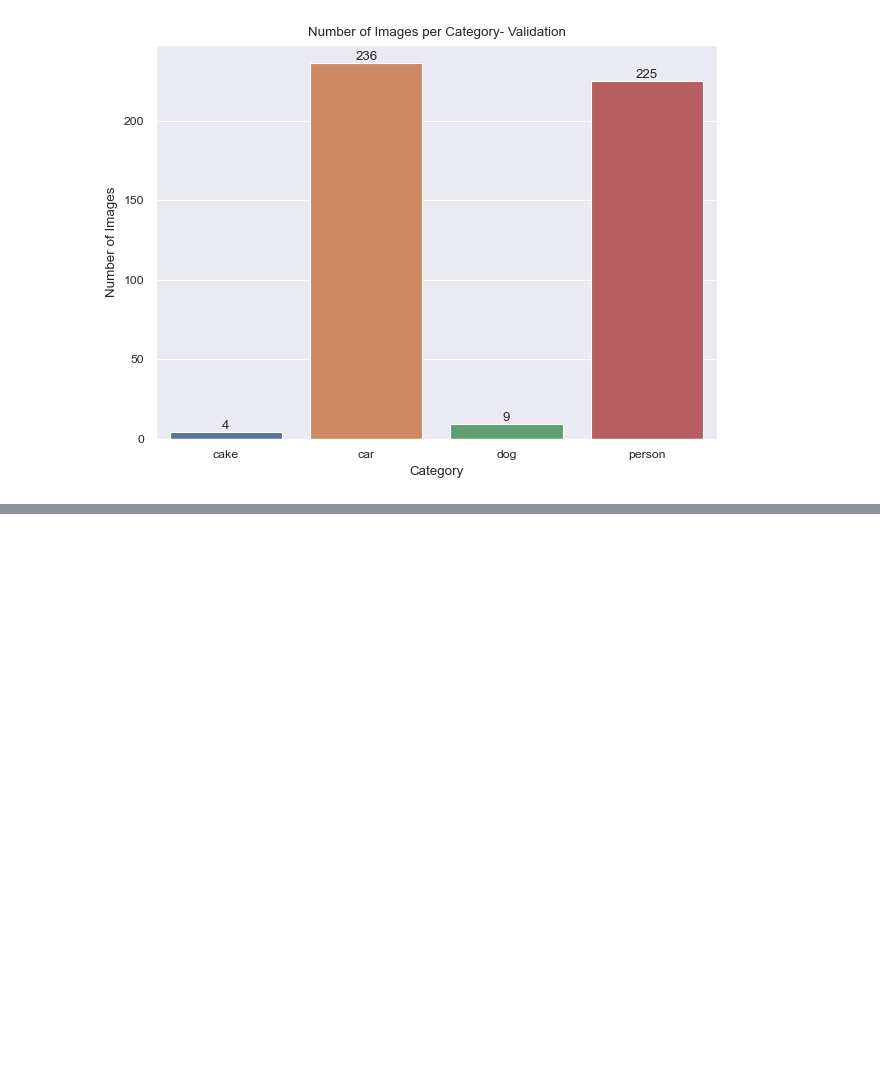
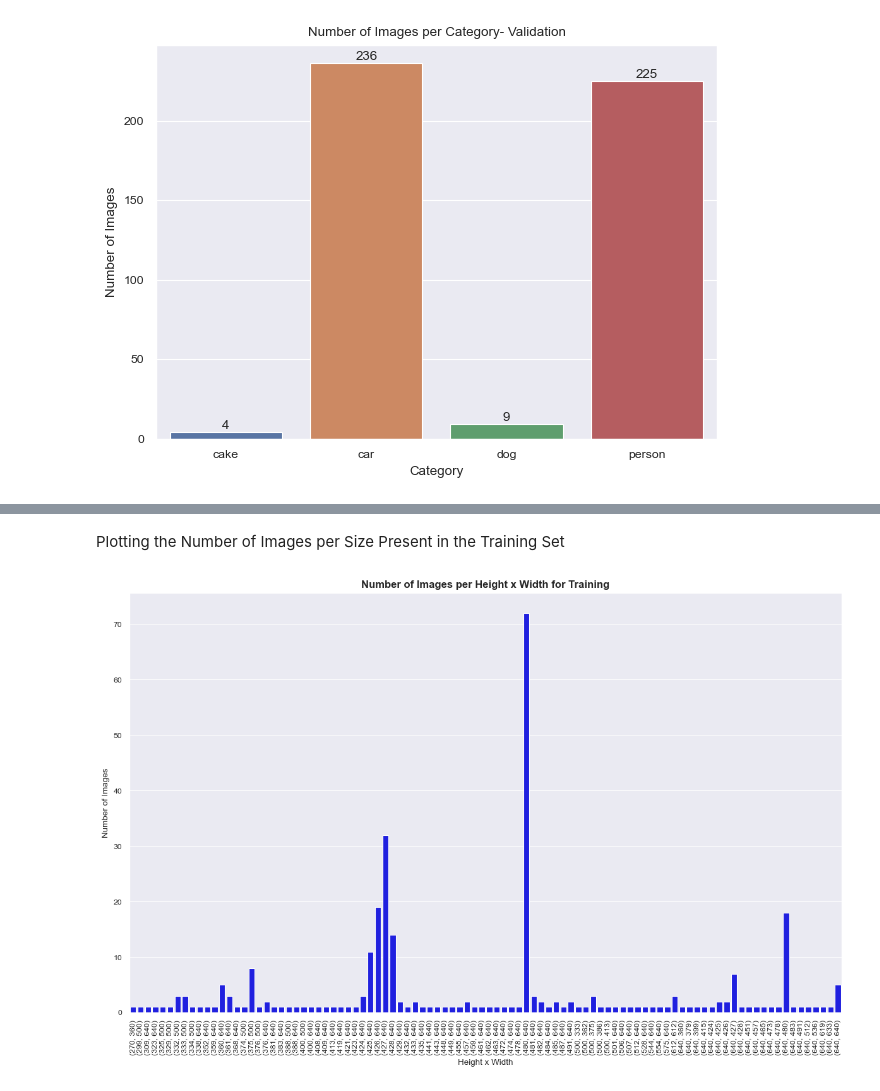
Before and after one commit to Mohitag94/Instance_Segmentation, a Jupyter notebook: coco_eda.ipynb, the cells around one changed output, grey strips where cells are left out. Saved outputs shown, nothing was run; the diff lists cells and outputs as text; code cells hidden in the pictures; blank space fills up the shorter version.

```diff
--- a/coco_eda.ipynb
+++ b/coco_eda.ipynb
@@ -123 +235,36 @@ def get_image_id(coco, traget_classes, plot=False, plot_name="train", return_tra
+# %%
+# function to plot the number of images per height and width
+def plot_img_per_height_width(image_stats, plot_title):
+	"""
+	This function plots the number of images per height x width
+	for the target classes in the COCO dataset.
+
+	Args:
+		image_stats: dictionary containing stats
+		plot_title: string, title of the plot.
+	Return:
+		hw_imgs_count: dictionary counter of images
+	"""
+
+	# getting number of counts per hxw
+	hw_imgs_count = Counter(zip(image_stats["heights"], image_stats["widths"]))
+	# sorting the dictionary
+	hw_imgs_count = dict(sorted(hw_imgs_count.items()))
+
+	# plotting the heights and widths of the images
+	plt.figure(figsize=(12, 8))
+	sns.barplot(x=np.arange(len(hw_imgs_count)), y=hw_imgs_count.values(), color="blue")
+	plt.title(f"Number of Images per Height x Width for {plot_title.capitalize()}",
+			  fontsize=12,
+			  fontweight="bold")
+	plt.xticks(np.arange(len(hw_imgs_count)), hw_imgs_count.keys(), rotation=90)
+	plt.xlabel("Height x Width")
+	plt.ylabel("Number of Images")
+	plt.tight_layout()
+	plt.savefig(os.path.join(save_images_path,
+							 f"{plot_title.capitalize()}_images_per_hw.png"))
+	plt.show()
+
+	# returing the count dict
+	return hw_imgs_count
 # %% [markdown]
@@ -212,0 +398,7 @@ Number of Images: 225
+# %% [markdown]
+Plotting the Number of Images per Size Present in the Training Set
+# %%
+# number of images per hxw
+train_hw_img_count = plot_img_per_height_width(train_image_stats, "training")
+# %% [output]
+[figure, added]
```
Also changed, not shown: parts of 27 cells of this notebook, 6 other files.
